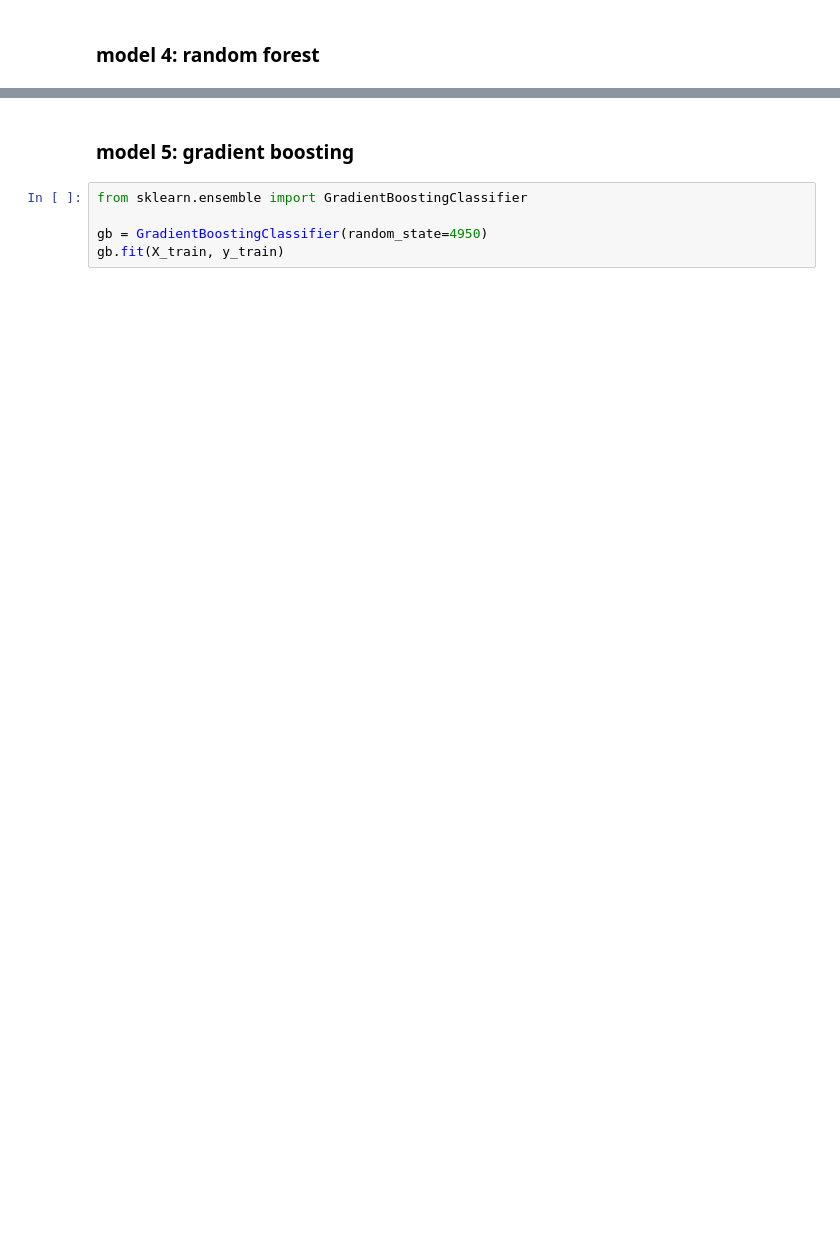
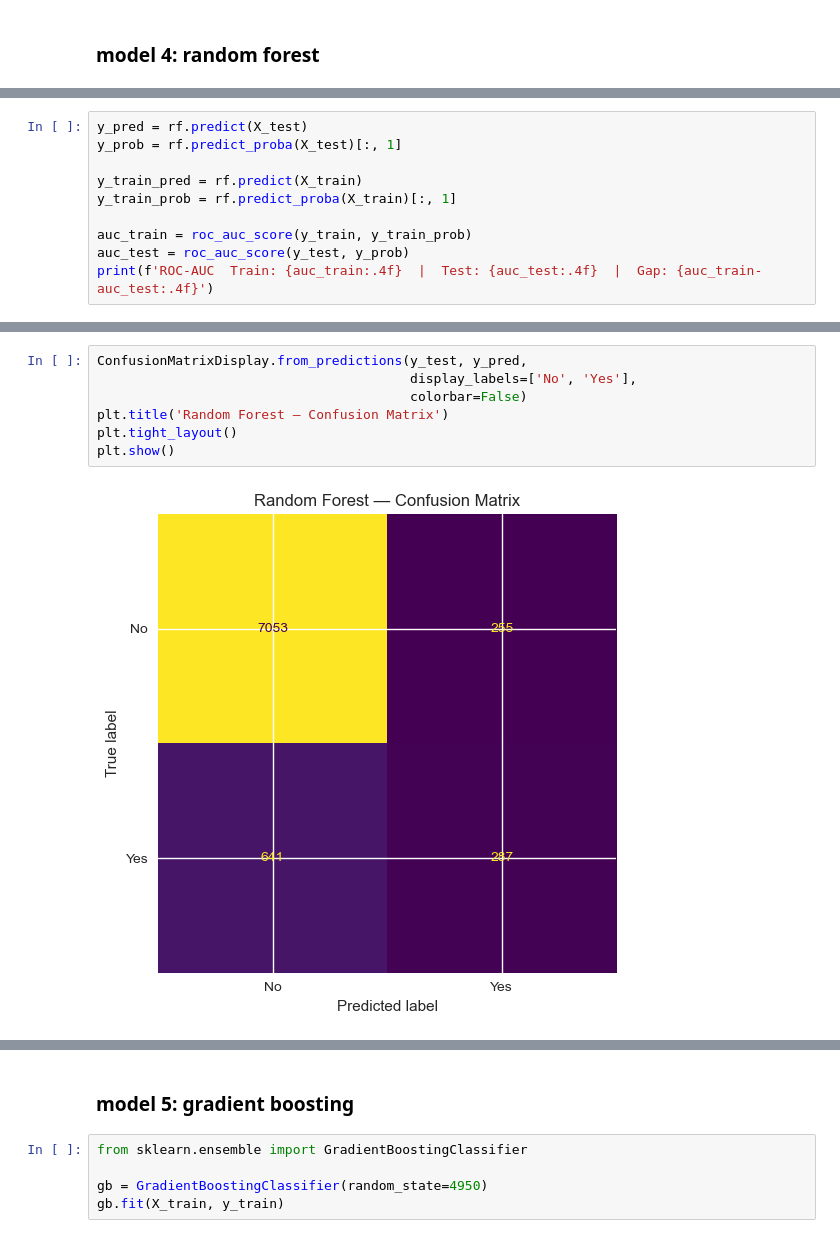
Before and after one commit to MTSU-DATA4950-Capstone-Spring2026/course-materials, a Jupyter notebook: demos/bank-marketing-classification/notebook/04_modeling_student.ipynb, the cells around one changed output, grey strips where cells are left out. Cells and saved outputs as stored; diff of their text form; blank space fills up the shorter version.

```diff
--- a/demos/bank-marketing-classification/notebook/04_modeling_student.ipynb
+++ b/demos/bank-marketing-classification/notebook/04_modeling_student.ipynb
@@ -176,0 +339,10 @@ rf.fit(X_train, y_train)
+# %%
+y_pred = rf.predict(X_test)
+y_prob = rf.predict_proba(X_test)[:, 1]
+
+y_train_pred = rf.predict(X_train)
+y_train_prob = rf.predict_proba(X_train)[:, 1]
+
+auc_train = roc_auc_score(y_train, y_train_prob)
+auc_test = roc_auc_score(y_test, y_prob)
+print(f'ROC-AUC  Train: {auc_train:.4f}  |  Test: {auc_test:.4f}  |  Gap: {auc_train-auc_test:.4f}')
@@ -176,0 +362,9 @@ rf.fit(X_train, y_train)
+# %%
+ConfusionMatrixDisplay.from_predictions(y_test, y_pred,
+                                        display_labels=['No', 'Yes'],
+                                        colorbar=False)
+plt.title('Random Forest — Confusion Matrix')
+plt.tight_layout()
+plt.show()
+# %% [output]
+[figure, added]
```
Also changed, not shown: parts of 96 cells of this notebook, 1 other file.
